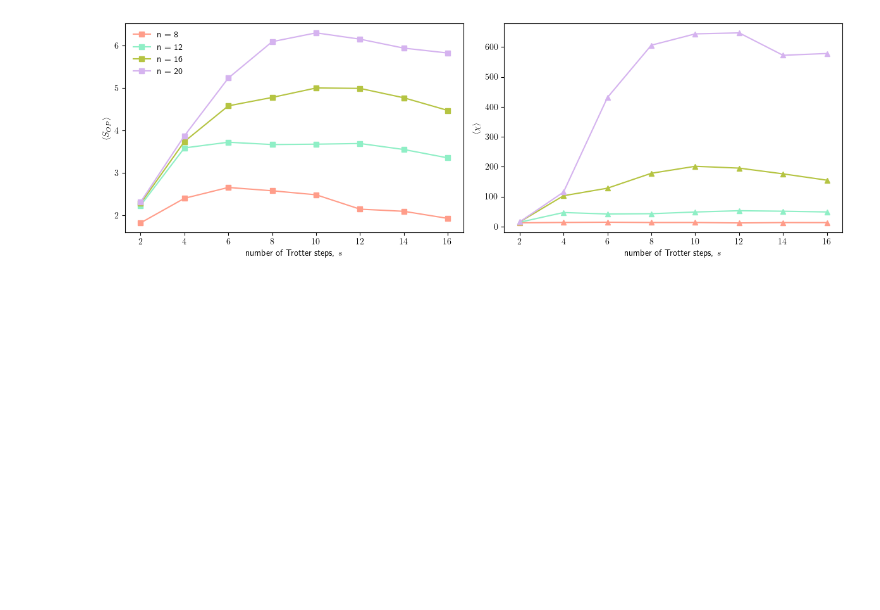
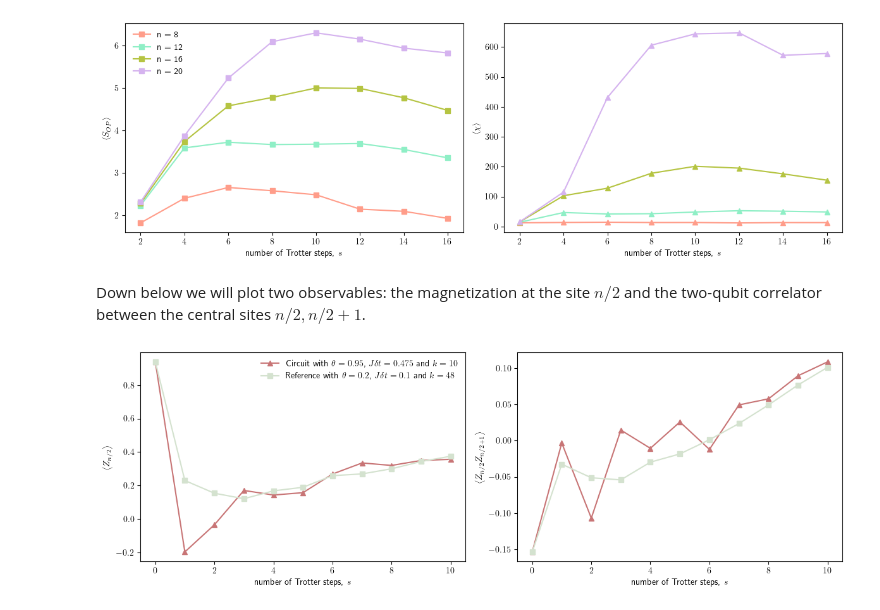
Before and after one commit to bentirher/dmpf_dissipation, a Jupyter notebook: standard_adc/classical_hardness_plot.ipynb, the cells around one changed output. Saved outputs shown, nothing was run; the diff lists cells and outputs as text; code cells hidden in the pictures; blank space fills up the shorter version.

```diff
--- a/standard_adc/classical_hardness_plot.ipynb
+++ b/standard_adc/classical_hardness_plot.ipynb
@@ -422,3 +422,36 @@ plt.savefig(f'../results/resources_growth_with_circuit_depth.png', bbox_inches='
 plt.show()
 # %% [output]
 [figure]
+# %% [markdown]
+Down below we will plot two observables: the magnetization at the site $n/2$ and the two-qubit correlator between the central sites $n/2, n/2 + 1$.
+# %%
+df = pd.read_csv(f'../results/ckt_evolve_n8/evolve_n8_k10_e8.csv')
+steps = df["step"]
+
+fig, axes = plt.subplots(
+    1, 2,
+    figsize=(12, 4)
+)
+
+colors = ["#c87576", "#d4e2cf"]
+legends = ["Circuit with $\\theta = 0.95$, $J\\delta t = 0.475$ and $k=10$", "Reference with $\\theta = 0.2$, $J\\delta t = 0.1$ and $k=48$"]
+labels = ["trot", "ref"]
+markers = ["^", "s"]
+for (idx, l) in enumerate(labels):
+    mag = df[f"z_mid_{l}"]
+    corr = df[f"zz_nn_{l}"]
+    axes[0].plot(steps, mag, color = colors[idx], marker = markers[idx], linestyle = "solid", label = legends[idx])
+    axes[1].plot(steps, corr, color = colors[idx], marker = markers[idx], linestyle = "solid", label = legends[idx])
+
+axes[0].set_ylabel(r"$\left\langle Z_{n/2} \right\rangle$")
+axes[0].set_xlabel(r"number of Trotter steps, $s$")
+axes[0].legend(frameon = False)
+
+axes[1].set_ylabel(r"$\left\langle Z_{n/2} Z_{n/2 + 1} \right\rangle$")
+axes[1].set_xlabel(r"number of Trotter steps, $s$")
+
+plt.tight_layout()
+plt.savefig(f'../results/trotter_accuracy_first_study.png', bbox_inches='tight', transparent = True)
+plt.show()
+# %% [output]
+[figure, added]
```
Also changed, not shown: parts of 2 cells of this notebook, 6 other files.
